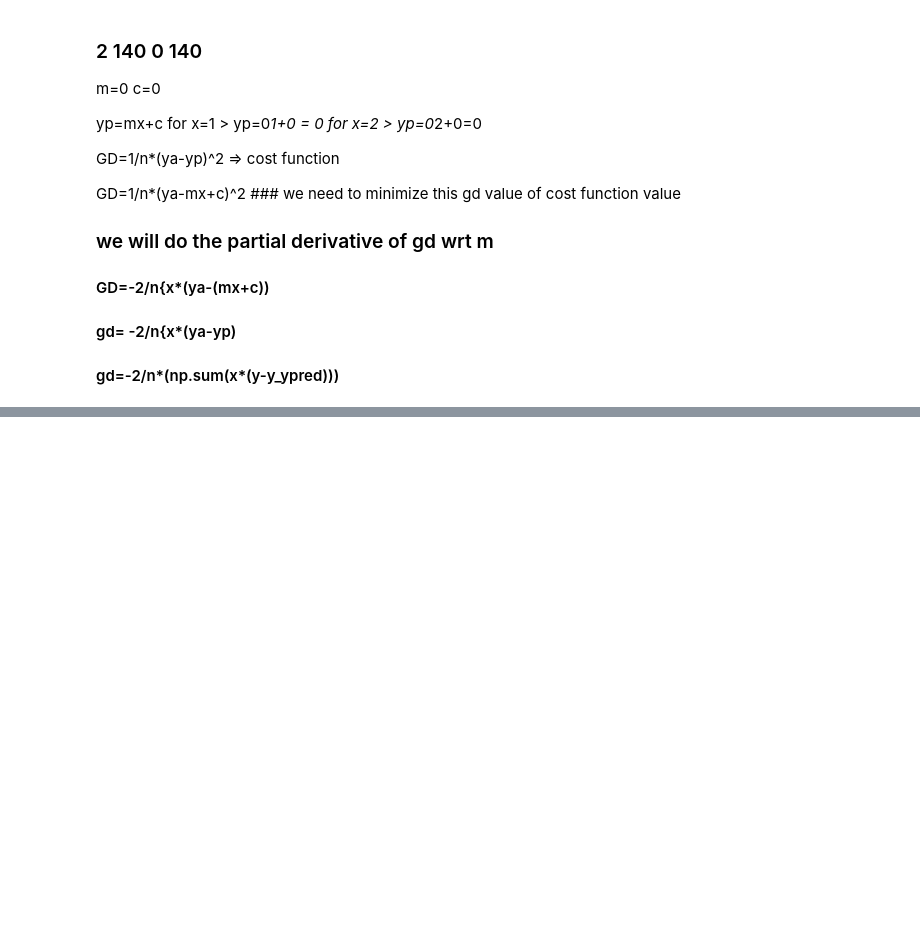
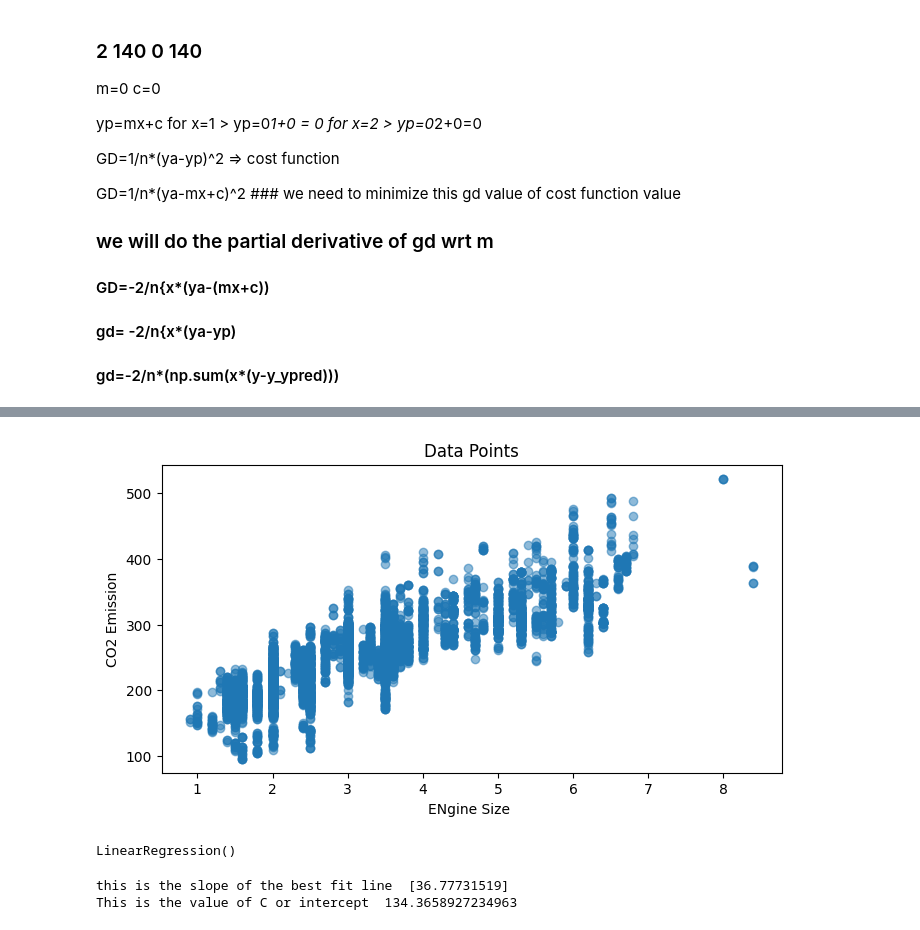
Before and after one commit to priyvrat3005/DataScience_SVCE, a Jupyter notebook: todays.ipynb, the cells around one changed output, grey strips where cells are left out. Cells and saved outputs as stored; diff of their text form; code cells hidden in the pictures; blank space fills up the shorter version.

```diff
--- a/todays.ipynb
+++ b/todays.ipynb
@@ -63,0 +68,3 @@ GD=1/n*(ya-mx+c)^2  ### we need to minimize this gd value of cost function value
+# %%
+data=pd.read_csv("fueldata.csv")
+data.head()
@@ -63,0 +78,3 @@ GD=1/n*(ya-mx+c)^2  ### we need to minimize this gd value of cost function value
+# %%
+data=data.rename(columns={"Engine Size(L)":"EngSize","CO2 Emissions(g/km)":"Co2Em"})
+data.describe()
@@ -63,0 +91,31 @@ GD=1/n*(ya-mx+c)^2  ### we need to minimize this gd value of cost function value
+# %%
+x=data["EngSize"]
+y=data["Co2Em"]
+
+plt.figure(figsize=(8,4))
+
+plt.scatter(x,y,alpha=0.5)
+plt.xlabel("ENgine Size ")
+plt.ylabel("CO2 Emission")
+plt.title("Data Points")
+plt.show()
+# %% [output]
+[figure, added]
+# %%
+from sklearn.linear_model import LinearRegression
+
+X=data[["EngSize"]]
+Y=data["Co2Em"]
+
+
+model=LinearRegression()
+
+model.fit(X,Y)
+# %% [output]
+LinearRegression()
+# %%
+print("this is the slope of the best fit line ",model.coef_)
+print("This is the value of C or intercept ",model.intercept_)
+# %% [output]
+this is the slope of the best fit line  [36.77731519]
+This is the value of C or intercept  134.3658927234963
```
Also changed, not shown: parts of 9 cells of this notebook.
